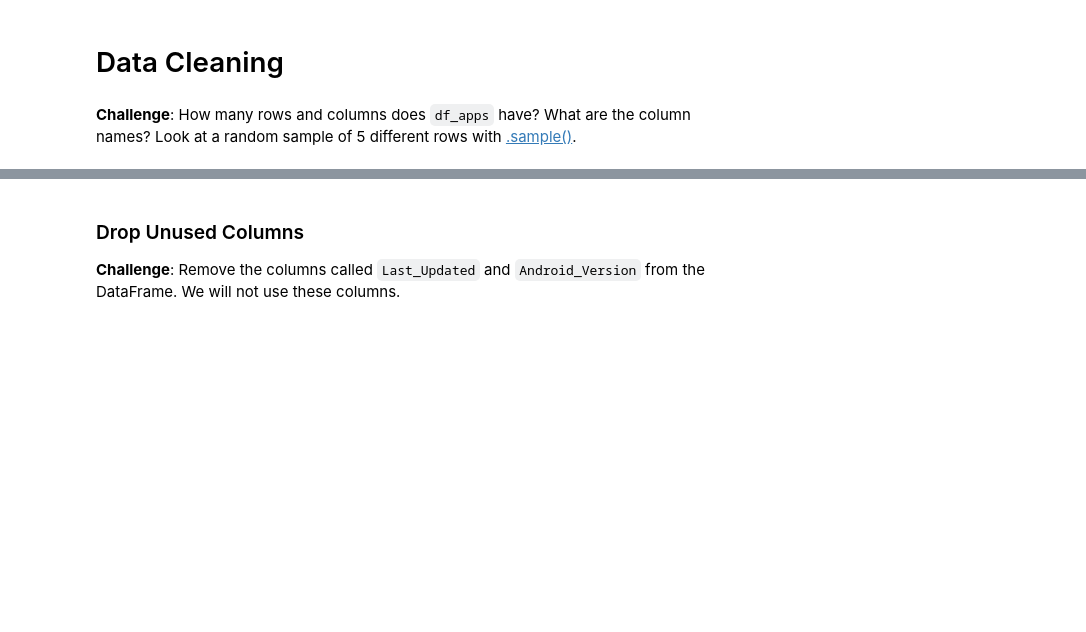
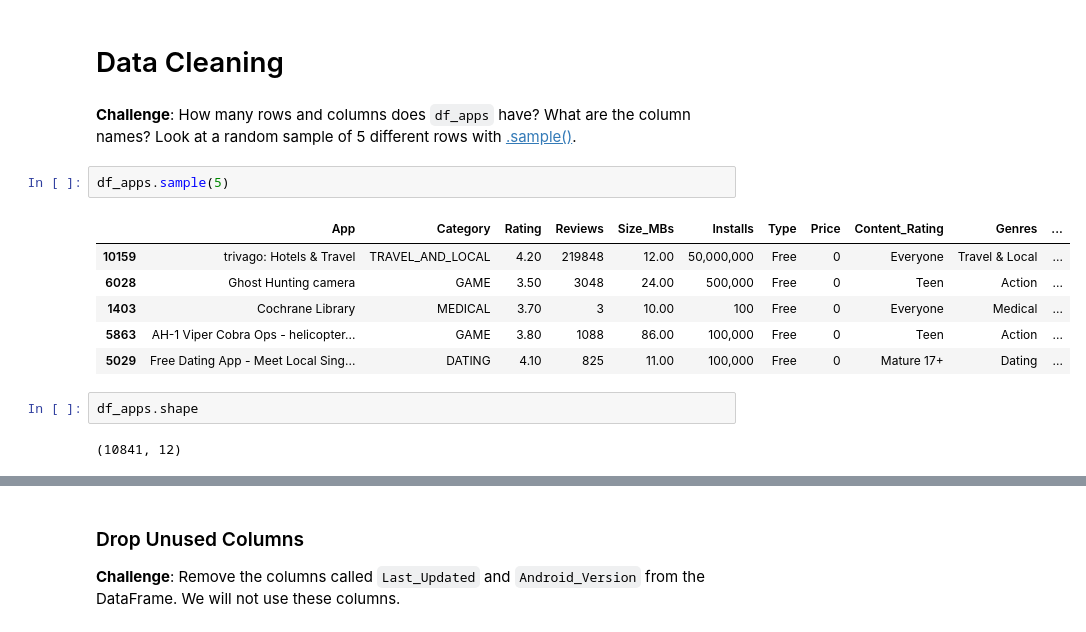
Before and after one commit to shivadey108P/python_projects, a Jupyter notebook: day-76_Google_PlayStore_Analytics/Google Play Store App Analytics (start).ipynb, the cells around one changed output, grey strips where cells are left out. Cells and saved outputs as stored; diff of their text form; blank space fills up the shorter version.

```diff
--- a/day-76_Google_PlayStore_Analytics/Google Play Store App Analytics (start).ipynb
+++ b/day-76_Google_PlayStore_Analytics/Google Play Store App Analytics (start).ipynb
@@ -33,3 +35,16 @@ df_apps.head()
 # Data Cleaning
 # %% [markdown]
 **Challenge**: How many rows and columns does `df_apps` have? What are the column names? Look at a random sample of 5 different rows with [.sample()](https://pandas.pydata.org/pandas-docs/stable/reference/api/pandas.DataFrame.sample.html).
+# %%
+df_apps.sample(5)
+# %% [output]
+|  | App | Category | Rating | Reviews | Size_MBs | Installs | Type | Price | Content_Rating | Genres | ... |
+| 10159 | trivago: Hotels & Travel | TRAVEL_AND_LOCAL | 4.20 | 219848 | 12.00 | 50,000,000 | Free | 0 | Everyone | Travel & Local | ... |
+| 6028 | Ghost Hunting camera | GAME | 3.50 | 3048 | 24.00 | 500,000 | Free | 0 | Teen | Action | ... |
+| 1403 | Cochrane Library | MEDICAL | 3.70 | 3 | 10.00 | 100 | Free | 0 | Everyone | Medical | ... |
+| 5863 | AH-1 Viper Cobra Ops - helicopter... | GAME | 3.80 | 1088 | 86.00 | 100,000 | Free | 0 | Teen | Action | ... |
+| 5029 | Free Dating App - Meet Local Sing... | DATING | 4.10 | 825 | 11.00 | 100,000 | Free | 0 | Mature 17+ | Dating | ... |
+# %%
+df_apps.shape
+# %% [output]
+(10841, 12)
```
Also changed, not shown: parts of 55 cells of this notebook, 6 other files.
